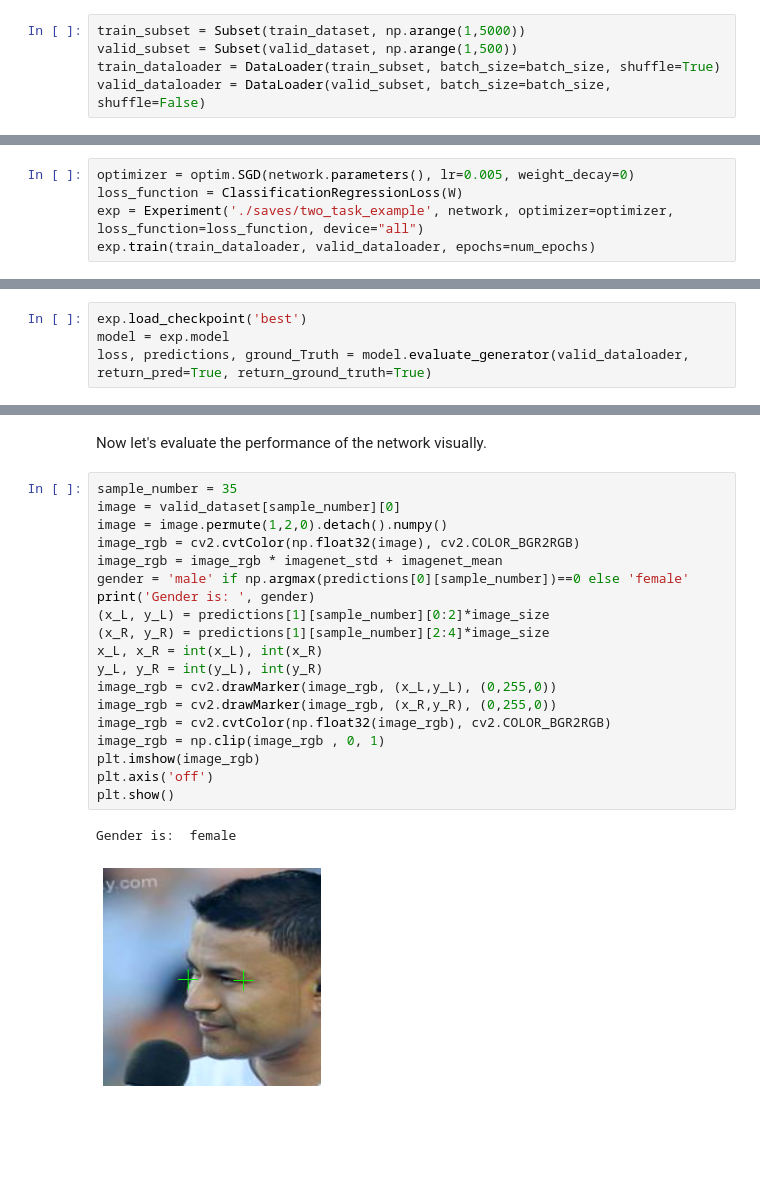
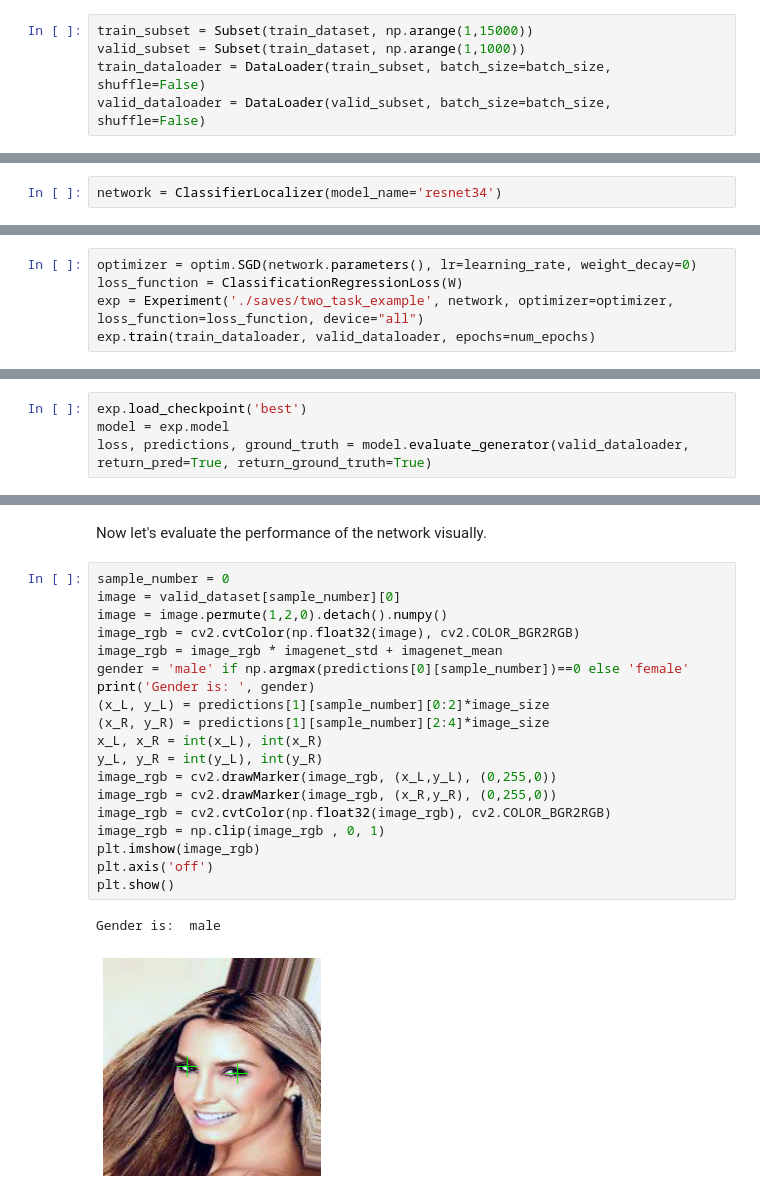
Before and after one commit to GRAAL-Research/poutyne, a Jupyter notebook: examples/classification_and_regression.ipynb, the cells around one changed output, grey strips where cells are left out. Cells and saved outputs as stored; diff of their text form; blank space fills up the shorter version.

```diff
--- a/examples/classification_and_regression.ipynb
+++ b/examples/classification_and_regression.ipynb
@@ -157,9 +157,9 @@ print (train_dataset[0])
 # %% [markdown]
 Regarding the complexity of the problem and the number of training/valid samples, we have a huge number of training/validation images. Since there are not a considerable varation between images (e.g., the eye coordinates in images do not vary considerably), using all images in the dataset is not necessary and will only increase the training time. Hence, we can seperate and use a portion of data as below:
 # %%
-train_subset = Subset(train_dataset, np.arange(1,5000))
-valid_subset = Subset(valid_dataset, np.arange(1,500))
-train_dataloader = DataLoader(train_subset, batch_size=batch_size, shuffle=True)
+train_subset = Subset(train_dataset, np.arange(1,15000))
+valid_subset = Subset(train_dataset, np.arange(1,1000))
+train_dataloader = DataLoader(train_subset, batch_size=batch_size, shuffle=False)
 valid_dataloader = DataLoader(valid_subset, batch_size=batch_size, shuffle=False)
 # %% [markdown]
 Here, we can see an example from the training dataset. It shows an image of a person, printing the gender and also showing the location of the eyes. It is worth mentioning that as we resize the image, the coordinates of the eyes should also be changed with same ratio.
@@ -247,0 +217,2 @@ ClassifierLocalizer(
+# %%
+network = ClassifierLocalizer(model_name='resnet34')
@@ -268,7 +241,7 @@ class ClassificationRegressionLoss(nn.Module):
 # %% [markdown]
 ## Training
 # %%
-optimizer = optim.SGD(network.parameters(), lr=0.005, weight_decay=0)
+optimizer = optim.SGD(network.parameters(), lr=learning_rate, weight_decay=0)
 loss_function = ClassificationRegressionLoss(W)
 exp = Experiment('./saves/two_task_example', network, optimizer=optimizer, loss_function=loss_function, device="all")
 exp.train(train_dataloader, valid_dataloader, epochs=num_epochs)
@@ -314,5 +287,5 @@ As you have also noticed from the training logs, in this try we achieved the bes
 # %%
 exp.load_checkpoint('best')
 model = exp.model
-loss, predictions, ground_Truth = model.evaluate_generator(valid_dataloader, return_pred=True, return_ground_truth=True)
+loss, predictions, ground_truth = model.evaluate_generator(valid_dataloader, return_pred=True, return_ground_truth=True)
 # %% [output]
@@ -365,24 +338,24 @@ Test steps: 624 83.97s test_loss: 4.604807
 # %% [markdown]
 Now let's evaluate the performance of the network visually.
 # %%
-sample_number = 35
+sample_number = 0
 image = valid_dataset[sample_number][0]
 image = image.permute(1,2,0).detach().numpy()
 image_rgb = cv2.cvtColor(np.float32(image), cv2.COLOR_BGR2RGB)
 image_rgb = image_rgb * imagenet_std + imagenet_mean
 gender = 'male' if np.argmax(predictions[0][sample_number])==0 else 'female'
 print('Gender is: ', gender)
 (x_L, y_L) = predictions[1][sample_number][0:2]*image_size
 (x_R, y_R) = predictions[1][sample_number][2:4]*image_size
 x_L, x_R = int(x_L), int(x_R)
 y_L, y_R = int(y_L), int(y_R)
 image_rgb = cv2.drawMarker(image_rgb, (x_L,y_L), (0,255,0))
 image_rgb = cv2.drawMarker(image_rgb, (x_R,y_R), (0,255,0))
 image_rgb = cv2.cvtColor(np.float32(image_rgb), cv2.COLOR_BGR2RGB)
 image_rgb = np.clip(image_rgb , 0, 1)
 plt.imshow(image_rgb)
 plt.axis('off')
 plt.show()
 # %% [output]
-Gender is:  female
+Gender is:  male
-[figure, old version]
+[figure, new version]
```
Also changed, not shown: parts of 11 cells of this notebook, 1 other file.
